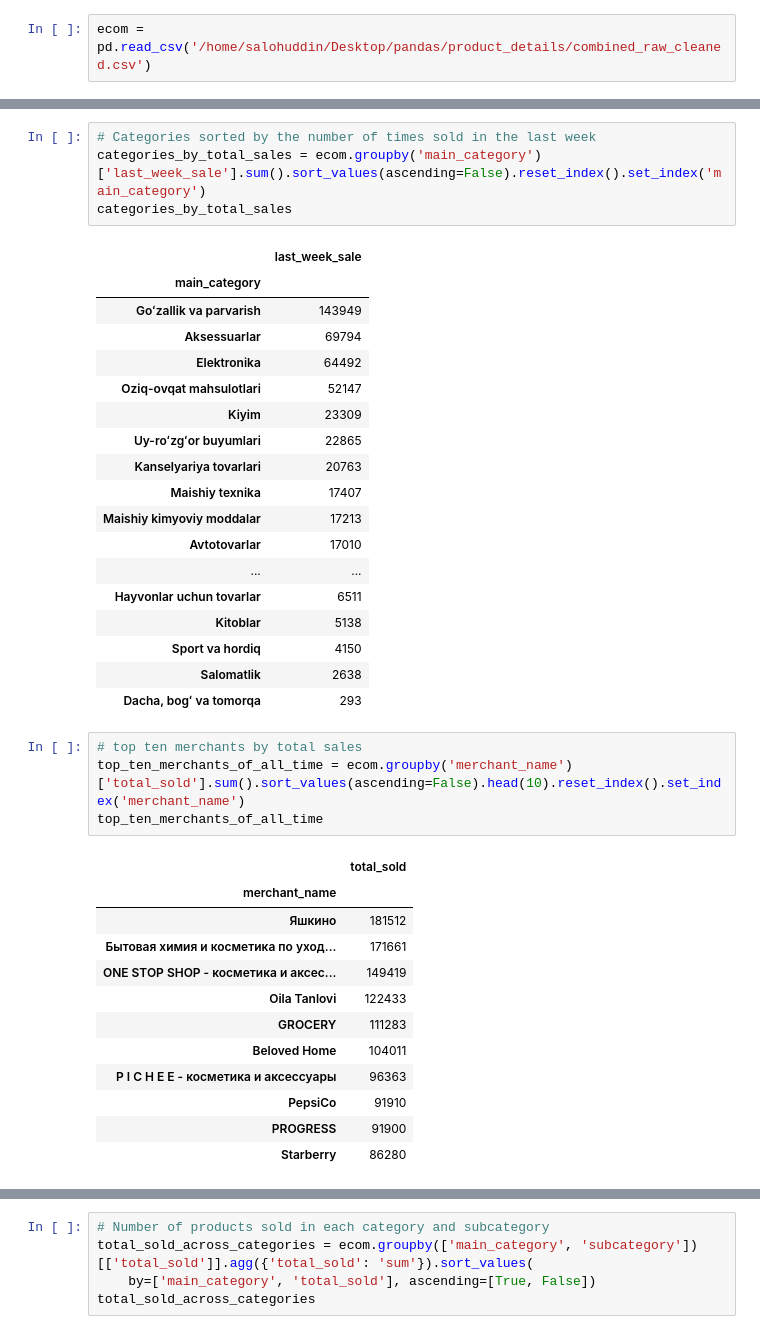
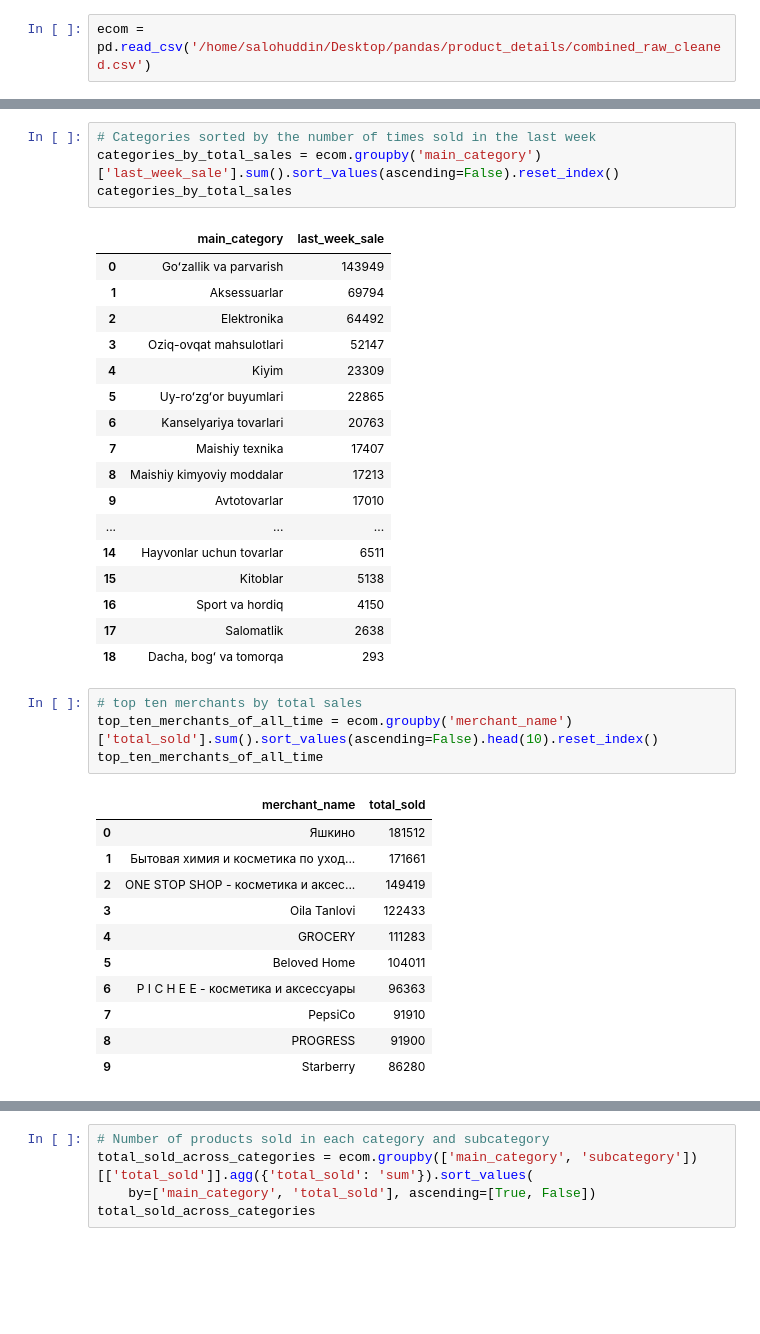
Before and after one commit to Salokhuddin/uzum-scraper-and-analyser, a Jupyter notebook: uzum_cleaning_and_eda.ipynb, the cells around one changed output, grey strips where cells are left out. Cells and saved outputs as stored; diff of their text form; blank space fills up the shorter version.

```diff
--- a/uzum_cleaning_and_eda.ipynb
+++ b/uzum_cleaning_and_eda.ipynb
@@ -214,42 +207,40 @@ categories_by_total_sales
 # %%
 # Categories sorted by the number of times sold in the last week
-categories_by_total_sales = ecom.groupby('main_category')['last_week_sale'].sum().sort_values(ascending=False).reset_index().set_index('main_category')
+categories_by_total_sales = ecom.groupby('main_category')['last_week_sale'].sum().sort_values(ascending=False).reset_index()
 categories_by_total_sales
 # %% [output]
-|  | last_week_sale |
-| main_category |  |
-| Goʻzallik va parvarish | 143949 |
-| Aksessuarlar | 69794 |
-| Elektronika | 64492 |
-| Oziq-ovqat mahsulotlari | 52147 |
-| Kiyim | 23309 |
-| Uy-roʻzgʻor buyumlari | 22865 |
-| Kanselyariya tovarlari | 20763 |
-| Maishiy texnika | 17407 |
-| Maishiy kimyoviy moddalar | 17213 |
-| Avtotovarlar | 17010 |
-| ... | ... |
-| Hayvonlar uchun tovarlar | 6511 |
-| Kitoblar | 5138 |
-| Sport va hordiq | 4150 |
-| Salomatlik | 2638 |
-| Dacha, bogʻ va tomorqa | 293 |
+|  | main_category | last_week_sale |
+| 0 | Goʻzallik va parvarish | 143949 |
+| 1 | Aksessuarlar | 69794 |
+| 2 | Elektronika | 64492 |
+| 3 | Oziq-ovqat mahsulotlari | 52147 |
+| 4 | Kiyim | 23309 |
+| 5 | Uy-roʻzgʻor buyumlari | 22865 |
+| 6 | Kanselyariya tovarlari | 20763 |
+| 7 | Maishiy texnika | 17407 |
+| 8 | Maishiy kimyoviy moddalar | 17213 |
+| 9 | Avtotovarlar | 17010 |
+| ... | ... | ... |
+| 14 | Hayvonlar uchun tovarlar | 6511 |
+| 15 | Kitoblar | 5138 |
+| 16 | Sport va hordiq | 4150 |
+| 17 | Salomatlik | 2638 |
+| 18 | Dacha, bogʻ va tomorqa | 293 |
 # %%
 # top ten merchants by total sales
-top_ten_merchants_of_all_time = ecom.groupby('merchant_name')['total_sold'].sum().sort_values(ascending=False).head(10).reset_index().set_index('merchant_name')
+top_ten_merchants_of_all_time = ecom.groupby('merchant_name')['total_sold'].sum().sort_values(ascending=False).head(10).reset_index()
 top_ten_merchants_of_all_time
 # %% [output]
-|  | total_sold |
-| merchant_name |  |
-| Яшкино | 181512 |
-| Бытовая химия и косметика по уход... | 171661 |
-| ONE STOP SHOP - косметика и аксес... | 149419 |
-| Oila Tanlovi | 122433 |
-| GROCERY | 111283 |
-| Beloved Home | 104011 |
-| P I C H E E - косметика и аксессуары | 96363 |
-| PepsiCo | 91910 |
-| PROGRESS | 91900 |
-| Starberry | 86280 |
+|  | merchant_name | total_sold |
+| 0 | Яшкино | 181512 |
+| 1 | Бытовая химия и косметика по уход... | 171661 |
+| 2 | ONE STOP SHOP - косметика и аксес... | 149419 |
+| 3 | Oila Tanlovi | 122433 |
+| 4 | GROCERY | 111283 |
+| 5 | Beloved Home | 104011 |
+| 6 | P I C H E E - косметика и аксессуары | 96363 |
+| 7 | PepsiCo | 91910 |
+| 8 | PROGRESS | 91900 |
+| 9 | Starberry | 86280 |
 # %%
 # top ten merchants by sales in the last week
```
Also changed, not shown: parts of 13 cells of this notebook.
